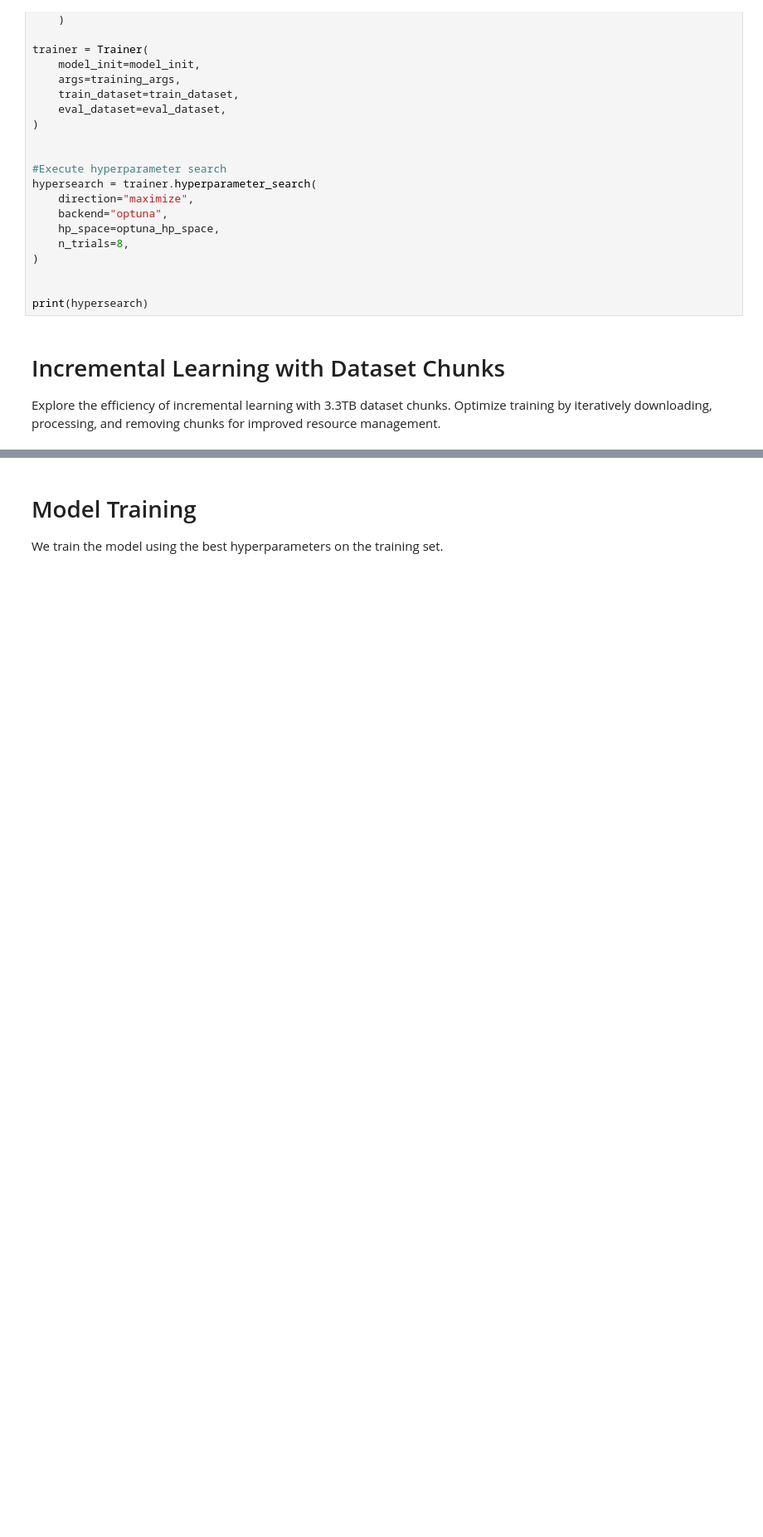
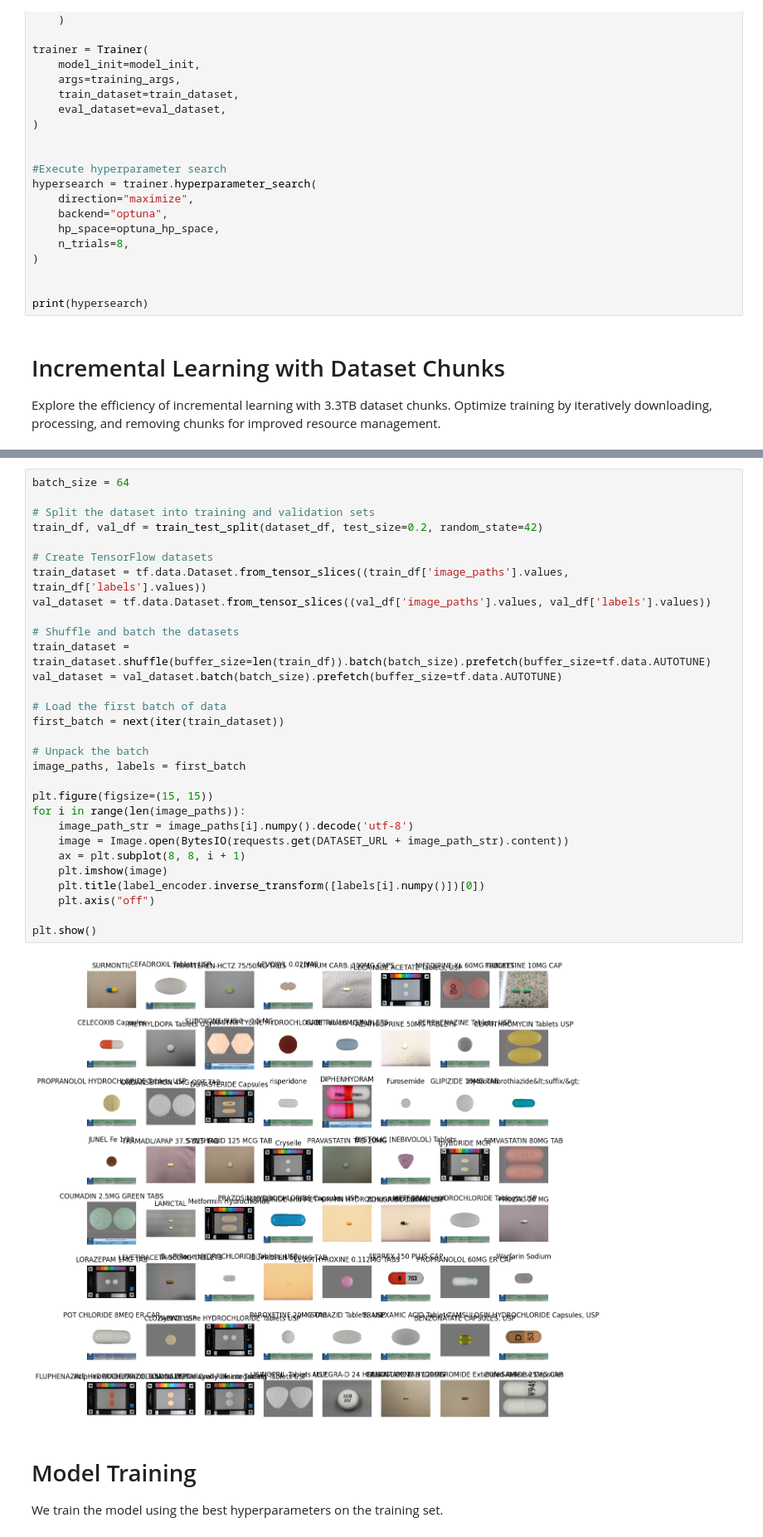
Before and after one commit to Chr728/Compass, a Jupyter notebook: pillIdentifierAI/Pill_Identifier - CUDA.ipynb, the cells around one changed output, grey strips where cells are left out. Shown at 83% size. Saved outputs shown, nothing was run; the diff lists cells and outputs as text; blank space fills up the shorter version.

Commit message:
Display first batch of 64 images from training dataset #343

```diff
--- a/pillIdentifierAI/Pill_Identifier - CUDA.ipynb
+++ b/pillIdentifierAI/Pill_Identifier - CUDA.ipynb
@@ -376,3 +377,35 @@ Batch 3:
+# %%
+batch_size = 64
+
+# Split the dataset into training and validation sets
+train_df, val_df = train_test_split(dataset_df, test_size=0.2, random_state=42)
+
+# Create TensorFlow datasets
+train_dataset = tf.data.Dataset.from_tensor_slices((train_df['image_paths'].values, train_df['labels'].values))
+val_dataset = tf.data.Dataset.from_tensor_slices((val_df['image_paths'].values, val_df['labels'].values))
+
+# Shuffle and batch the datasets
+train_dataset = train_dataset.shuffle(buffer_size=len(train_df)).batch(batch_size).prefetch(buffer_size=tf.data.AUTOTUNE)
+val_dataset = val_dataset.batch(batch_size).prefetch(buffer_size=tf.data.AUTOTUNE)
+
+# Load the first batch of data
+first_batch = next(iter(train_dataset))
+
+# Unpack the batch
+image_paths, labels = first_batch
+
+plt.figure(figsize=(15, 15))
+for i in range(len(image_paths)):
+    image_path_str = image_paths[i].numpy().decode('utf-8')
+    image = Image.open(BytesIO(requests.get(DATASET_URL + image_path_str).content))
+    ax = plt.subplot(8, 8, i + 1)
+    plt.imshow(image)
+    plt.title(label_encoder.inverse_transform([labels[i].numpy()])[0])
+    plt.axis("off")
+
+plt.show()
+# %% [output]
+[figure, added]
 # %% [markdown]
 # Model Training
 We train the model using the best hyperparameters on the training set.
```
Also changed, not shown: parts of 1 cell of this notebook.
